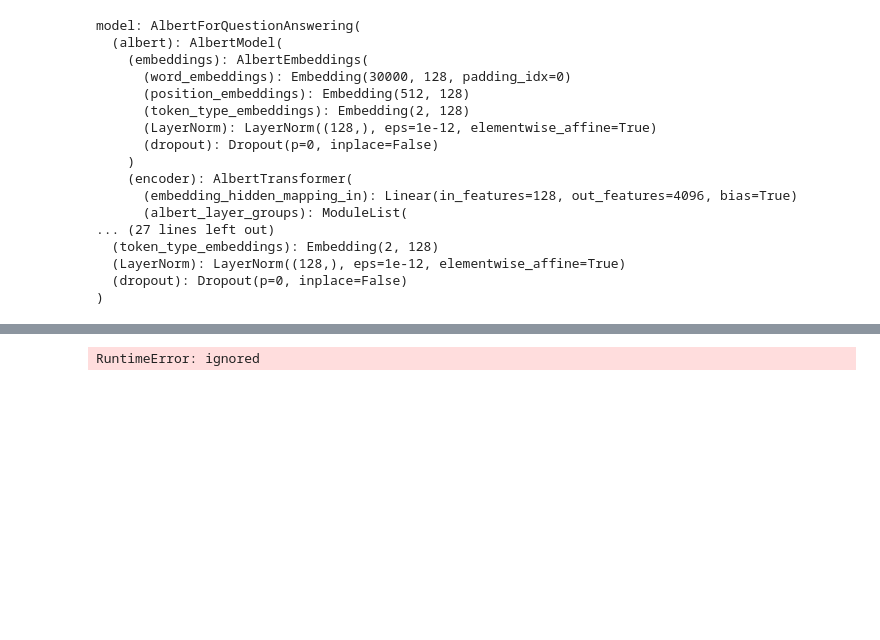
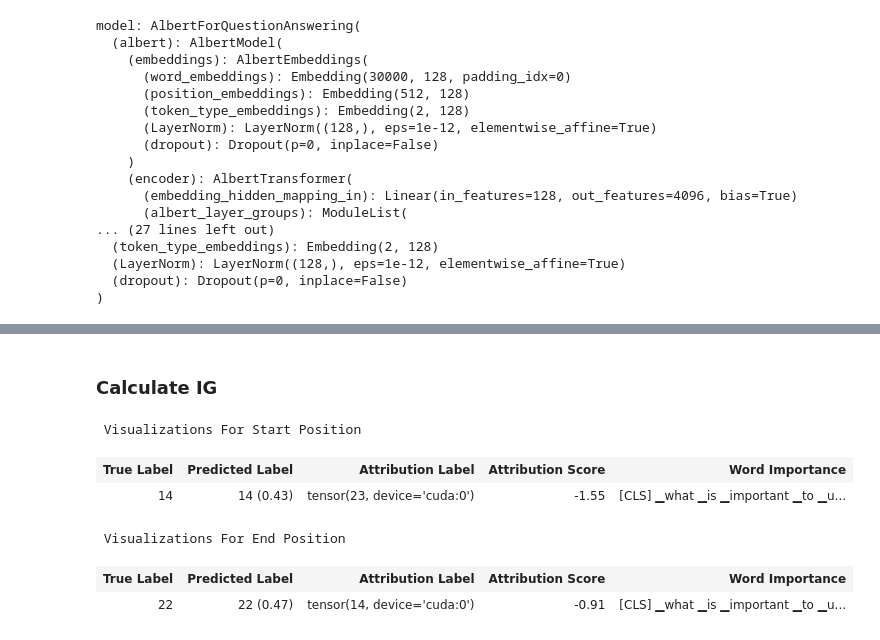
Before and after one commit to hailusong/nlp-qa, a Jupyter notebook: nlp_qa_albert_pretrained_captum.ipynb, the cells around one changed output, grey strips where cells are left out. Drawn from its saved outputs; the diff is of its cells as text; code cells hidden in the pictures; blank space fills up the shorter version.

```diff
--- a/nlp_qa_albert_pretrained_captum.ipynb
+++ b/nlp_qa_albert_pretrained_captum.ipynb
@@ -832,13 +832,14 @@ if QA_EXTRACTION and CAPTUM:
     print(f'captum_ref_position_ids: {captum_ref_position_ids}')
     print(f'captum_attention_mask: {captum_attention_mask}')
     print(f'captum_indices: {captum_indices}')
-    print(f'captum_attention_mask: {captum_all_tokens}')
+    print(f'captum_all_tokens: {captum_all_tokens}')
 
   print(f'Length is {len(indexed_tokens)}, Indexed token: {indexed_tokens}')
 
   # Predict the start and end positions logits
-  segments_tensors = torch.tensor([segments_ids])
-  tokens_tensor = torch.tensor([indexed_tokens])
+  segments_tensors = torch.tensor([segments_ids]).to(device)
+  tokens_tensor = torch.tensor([indexed_tokens]).to(device)
+  model = model.to(device)
 
   with torch.no_grad():
       start_logits, end_logits = model(tokens_tensor, token_type_ids=segments_tensors)
@@ -912,0 +913,6 @@ model: AlbertForQuestionAnswering(
+# %%
+captum_start_scores, captum_end_scores = predict(captum_input_ids, \
+                                   token_type_ids=captum_token_type_ids, \
+                                   position_ids=captum_position_ids, \
+                                   attention_mask=captum_attention_mask)
+print('Predicted Answer: ', ' '.join(captum_all_tokens[torch.argmax(captum_start_scores) : torch.argmax(captum_end_scores)+1]))
@@ -913,3 +923,14 @@ model: AlbertForQuestionAnswering(
+# %%
+captum_ground_truth = 'to include, empower and support humans of all kinds'
+
+# captum_ground_truth_tokens = tokenizer.encode(captum_ground_truth, add_special_tokens=False)
+# captum_ground_truth_end_ind = captum_indices.index(captum_ground_truth_tokens[-1])
+# captum_ground_truth_start_ind = captum_ground_truth_end_ind - len(captum_ground_truth_tokens) + 1
+captum_ground_truth_tokens = None
+captum_ground_truth_end_ind = torch.argmax(captum_start_scores)
+captum_ground_truth_start_ind = torch.argmax(captum_end_scores)+1
+# %% [markdown]
+### Calculate IG
 # %%
 if QA_EXTRACTION and CAPTUM:
   lig = LayerIntegratedGradients(squad_pos_forward_func, model.albert.embeddings)
@@ -922,8 +943,6 @@ if QA_EXTRACTION and CAPTUM:
                                   baselines=captum_ref_input_ids,
                                   additional_forward_args=(captum_token_type_ids, captum_position_ids, captum_attention_mask, 1),
                                   return_convergence_delta=True)
-# %% [output]
-RuntimeError: ignored
 # %%
 if QA_EXTRACTION and CAPTUM:
   def summarize_attributions(attributions):
@@ -937,28 +956,35 @@ if QA_EXTRACTION and CAPTUM:
 # %%
 if QA_EXTRACTION and CAPTUM:
   # storing couple samples in an array for visualization purposes
   start_position_vis = viz.VisualizationDataRecord(
                           attributions_start_sum,
                           torch.max(torch.softmax(captum_start_scores[0], dim=0)),
                           torch.argmax(captum_start_scores),
                           torch.argmax(captum_start_scores),
                           str(captum_ground_truth_start_ind),
                           attributions_start_sum.sum(),
-                          all_tokens,
+                          captum_all_tokens,
                           delta_start)
 
   end_position_vis = viz.VisualizationDataRecord(
                           attributions_end_sum,
                           torch.max(torch.softmax(captum_end_scores[0], dim=0)),
                           torch.argmax(captum_end_scores),
                           torch.argmax(captum_end_scores),
                           str(captum_ground_truth_end_ind),
                           attributions_end_sum.sum(),
-                          all_tokens,
+                          captum_all_tokens,
                           delta_end)
 
   print('\033[1m', 'Visualizations For Start Position', '\033[0m')
   viz.visualize_text([start_position_vis])
 
   print('\033[1m', 'Visualizations For End Position', '\033[0m')
   viz.visualize_text([end_position_vis])
+# %% [output]
+ Visualizations For Start Position
+| True Label | Predicted Label | Attribution Label | Attribution Score | Word Importance |
+| 14 | 14 (0.43) | tensor(23, device='cuda:0') | -1.55 | [CLS] ▁what ▁is ▁important ▁to ▁u... |
+ Visualizations For End Position
+| True Label | Predicted Label | Attribution Label | Attribution Score | Word Importance |
+| 22 | 22 (0.47) | tensor(14, device='cuda:0') | -0.91 | [CLS] ▁what ▁is ▁important ▁to ▁u... |
```
Also changed, not shown: parts of 9 cells of this notebook.
